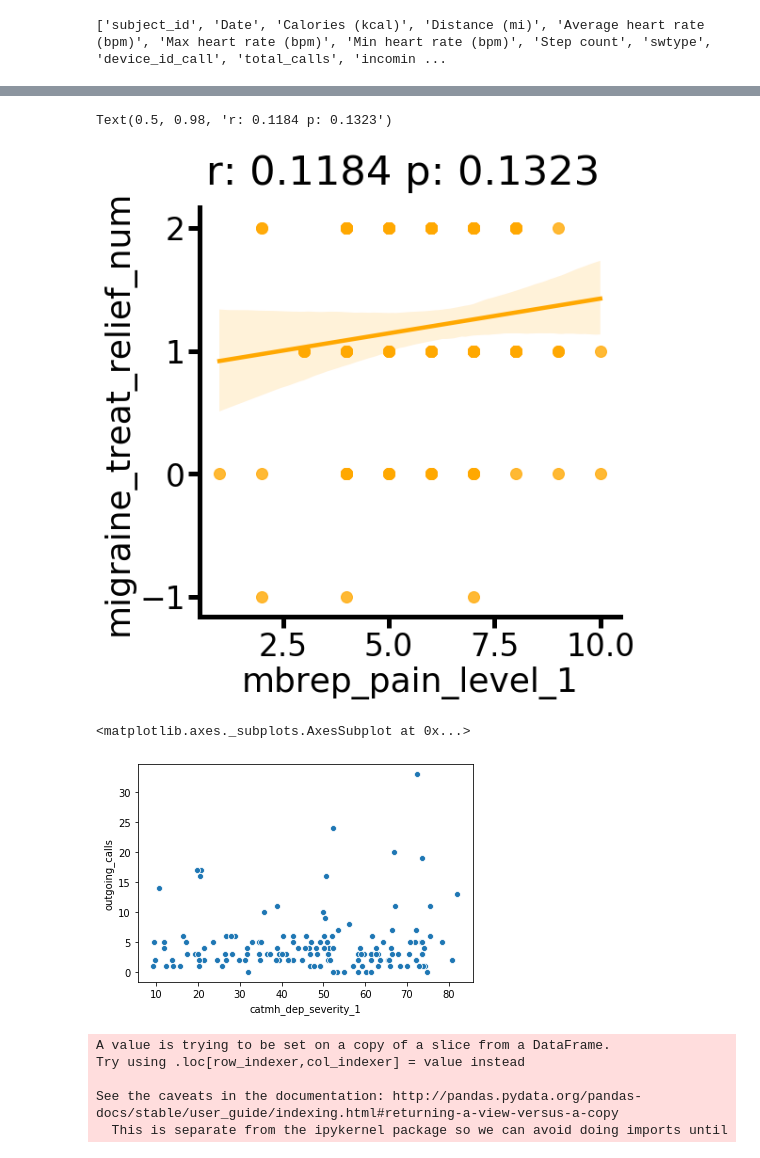
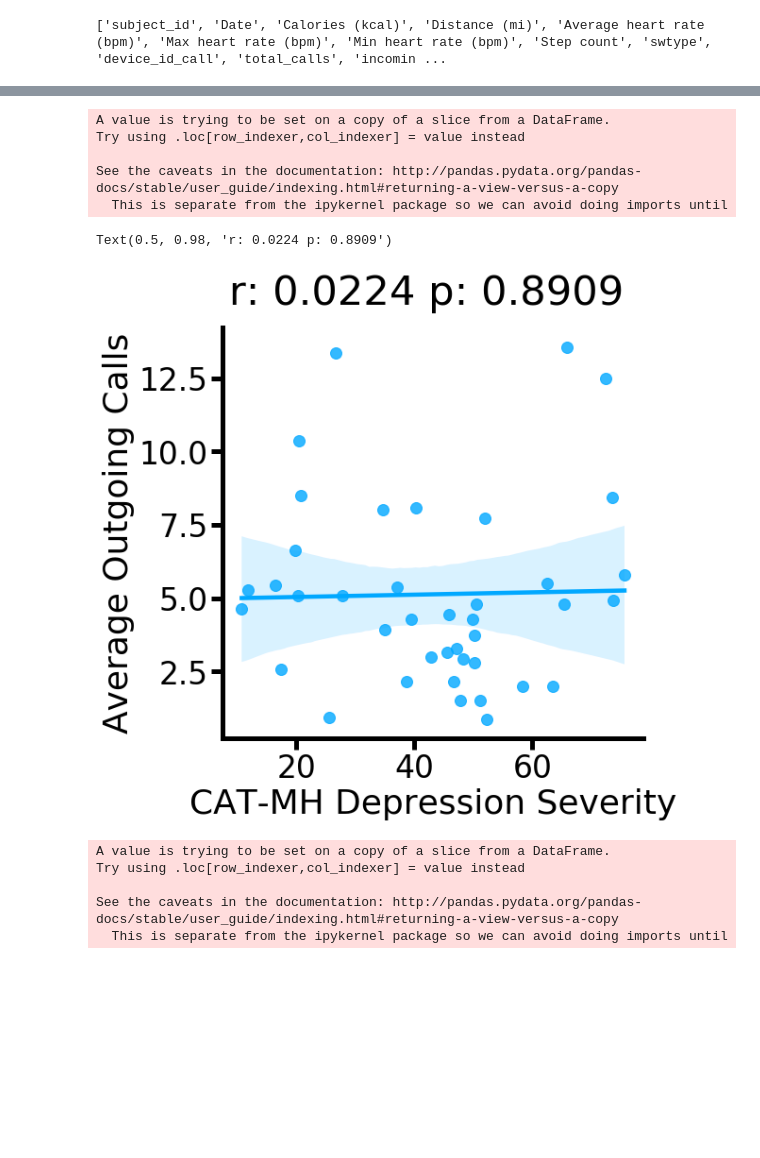
Before and after one commit to akre96/DGC_Migraine_Study, a Jupyter notebook: dep_screening_validate.ipynb, the cells around one changed output, grey strips where cells are left out. Drawn from its saved outputs; the diff is of its cells as text; code cells hidden in the pictures; blank space fills up the shorter version.

```diff
--- a/dep_screening_validate.ipynb
+++ b/dep_screening_validate.ipynb
@@ -20,0 +16,3 @@ data = pd.concat(data_list, sort=False)
+# %%
+data = imp.import_all_longitudinal_files(clean_only=True, add_demog=True)
+palette = load_palette()
@@ -34,8 +56,9 @@ data.mbrep_relief_1.dropna()
 data['migraine_treat_relief'] = data.mbrep_relief_1.str.split('-').str[0].str.strip().str.lower()
 data['migraine_treat_relief'].unique()
 relief_val_dict = {
-    'unhelpful': -1,
-    'no relief': 0,
+    'unhelpful': -2,
+    'no relief': -1,
+    'unsure': 0,
     'somewhat helpful': 1,
     'helpful': 2,
 }
@@ -51,41 +122,43 @@ Name: Date, dtype: int64
+# %%
+with_rls = []
+for subject, s_df in data.sort_values(by='Date').groupby('subject_id'):
+    s_df['avg_calls'] = s_df['outgoing_calls'].rolling(14).mean()
+    with_rls.append(s_df)
+rol_df = pd.concat(with_rls, sort=False)
+# %% [output]
+A value is trying to be set on a copy of a slice from a DataFrame.
+Try using .loc[row_indexer,col_indexer] = value instead
+
+See the caveats in the documentation: http://pandas.pydata.org/pandas-docs/stable/user_guide/indexing.html#returning-a-view-versus-a-copy
+  This is separate from the ipykernel package so we can avoid doing imports until
 # %%
 import scipy.stats as stats
 fig, ax = plt.subplots(figsize=(8,8))
 sns.set_context(
     'poster',
     font_scale=1.5,
     rc={
         'axes.linewidth': 5,
         'xtick.major.width': 5,
         'ytick.major.width': 5,
     }
 )
-no_na_rol = data[['mbrep_pain_level_1', 'migraine_treat_relief_num']].dropna()
-r, p = stats.pearsonr(no_na_rol['mbrep_pain_level_1'], no_na_rol['migraine_treat_relief_num'])
+no_na_rol = rol_df[['catmh_dep_severity_1', 'avg_calls']].dropna()
+r, p = stats.pearsonr(no_na_rol['catmh_dep_severity_1'], no_na_rol['avg_calls'])
 sns.regplot(
-    data=data,
-    x='mbrep_pain_level_1',
-    y='migraine_treat_relief_num',
+    data=rol_df,
+    x='catmh_dep_severity_1',
+    y='avg_calls',
     ax=ax,
-    color=palette['mbrep_pain_level_1']
+    color=palette['outgoing_calls']
 )
 sns.despine()
-ax.set_ylabel('migraine_treat_relief_num') # (10 Day Rolling Average Before Score)
-ax.set_xlabel('mbrep_pain_level_1')
+ax.set_ylabel('Average Outgoing Calls') # (14 Day Rolling Average Before Score)
+ax.set_xlabel('CAT-MH Depression Severity')
 plt.suptitle('r: ' + str(round(r,4)) + ' p: ' + str(round(p,4)))
 # %% [output]
-Text(0.5, 0.98, 'r: 0.1184 p: 0.1323')
+Text(0.5, 0.98, 'r: 0.0224 p: 0.8909')
-[figure, old version]
+[figure, new version]
-# %%
-import numpy as np
-sns.scatterplot(
-    data=data,
-    x='catmh_dep_severity_1',
-    y='outgoing_calls'
-)
-# %% [output]
-<matplotlib.axes._subplots.AxesSubplot at 0x...>
-[figure, removed]
 # %%
 with_rls = []
 for subject, s_df in data.sort_values(by='Date').groupby('subject_id'):
```
Also changed, not shown: parts of 14 cells of this notebook, 13 other files.
